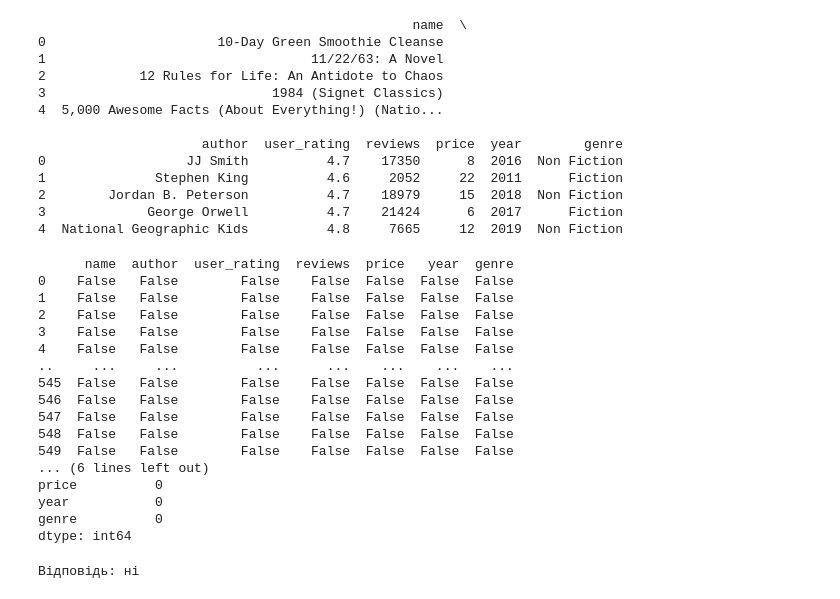
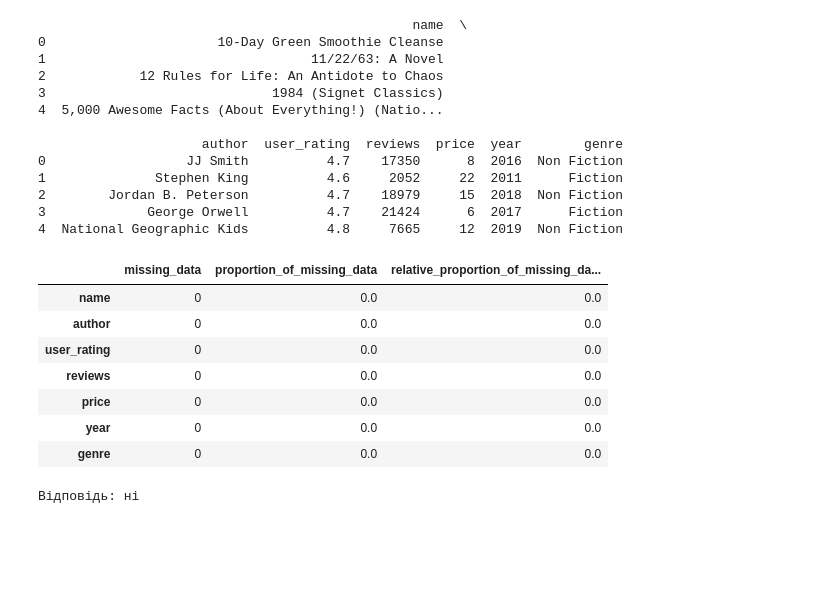
Before and after one commit to DenysTantsiura/datas, a Jupyter notebook: Hw_2.3/Hw2.3.ipynb, the cells around one changed output. Cells and saved outputs as stored; diff of their text form; code cells hidden in the pictures; blank space fills up the shorter version.

```diff
--- a/Hw_2.3/Hw2.3.ipynb
+++ b/Hw_2.3/Hw2.3.ipynb
@@ -97,26 +97,27 @@ print(p3t1.head())
 # %%
 # Первинне дослідження даних
 # Перевірте, чи у всіх рядків вистачає даних: виведіть кількість пропусків (na) у кожному зі стовпців (використовуйте функції isna та sum)
-map_p3t1 = p3t1.isna()  # alias .isnull()
-print(map_p3t1)
-print(p3t2 := np.sum(map_p3t1, axis=0))
+def get_proportion_of_missing_data(df: DataFrame):
+    map_df = df.isnull()  # alias .isna()
+    nan_in_df = pd.DataFrame()
+    nan_in_df['missing_data'] = np.sum(map_df, axis=0)
+    nan_in_df['proportion_of_missing_data'] = np.sum(
+        map_df, axis=0) / map_df.shape[0]
+    nan_in_df['relative_proportion_of_missing_data (%)'] = nan_in_df['proportion_of_missing_data'] * 100
+
+    return nan_in_df
+
+
+p3t2 = get_proportion_of_missing_data(p3t1)
+p3t2
 # %% [output]
-      name  author  user_rating  reviews  price   year  genre
-0    False   False        False    False  False  False  False
-1    False   False        False    False  False  False  False
-2    False   False        False    False  False  False  False
-3    False   False        False    False  False  False  False
-4    False   False        False    False  False  False  False
-..     ...     ...          ...      ...    ...    ...    ...
-545  False   False        False    False  False  False  False
-546  False   False        False    False  False  False  False
-547  False   False        False    False  False  False  False
-548  False   False        False    False  False  False  False
-549  False   False        False    False  False  False  False
-... (6 lines left out)
-price          0
-year           0
-genre          0
-dtype: int64
+|  | missing_data | proportion_of_missing_data | relative_proportion_of_missing_da... |
+| name | 0 | 0.0 | 0.0 |
+| author | 0 | 0.0 | 0.0 |
+| user_rating | 0 | 0.0 | 0.0 |
+| reviews | 0 | 0.0 | 0.0 |
+| price | 0 | 0.0 | 0.0 |
+| year | 0 | 0.0 | 0.0 |
+| genre | 0 | 0.0 | 0.0 |
 # %%
 # Відповідь: Чи є в якихось змінних пропуски? (Так / ні) Відповідь: ні
```
Also changed, not shown: parts of 1 cell of this notebook, 2 other files.
